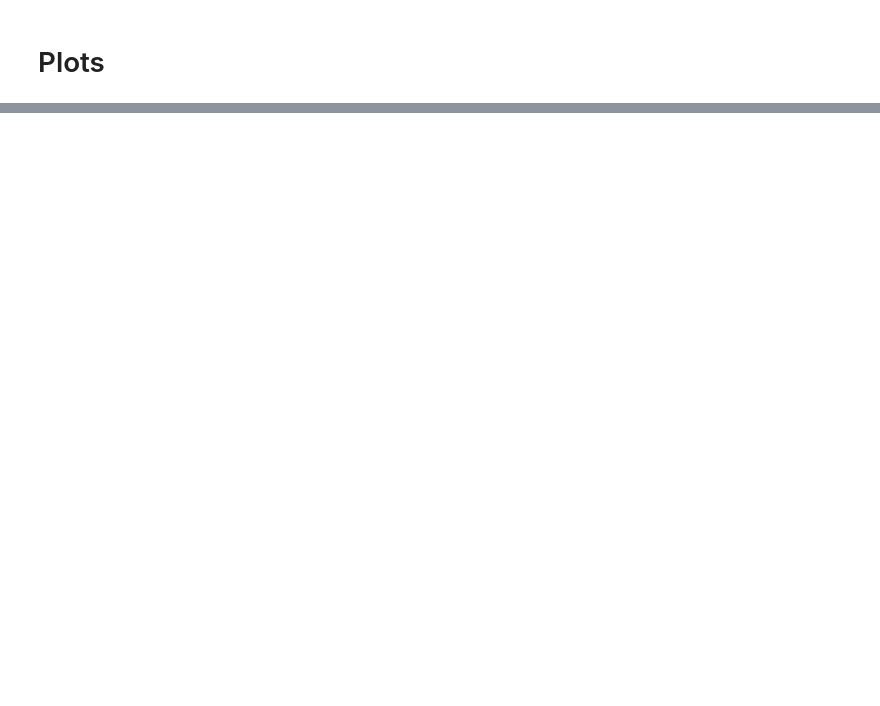
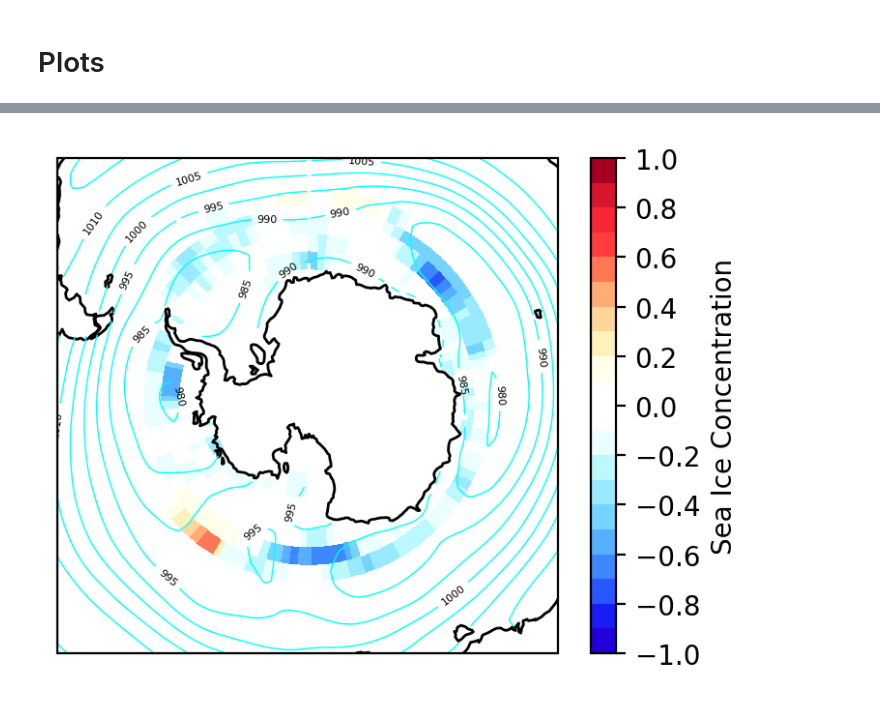
Before and after one commit to bobby-payne/icepack, a Jupyter notebook: Spatial Plots.ipynb, the cells around one changed output, grey strips where cells are left out. Saved outputs shown, nothing was run; the diff lists cells and outputs as text; code cells hidden in the pictures; blank space fills up the shorter version.

```diff
--- a/Spatial Plots.ipynb
+++ b/Spatial Plots.ipynb
@@ -130,0 +125,4 @@ plot_fields([sicfields,pslfields],['SICN','psl'],clevels=psllevels)
+# %%
+fieldplot(sic_anom_Had2CIS,psl_ERA5)
+# %% [output]
+[figure, added]
```
Also changed, not shown: parts of 12 cells of this notebook, 3 other files.
